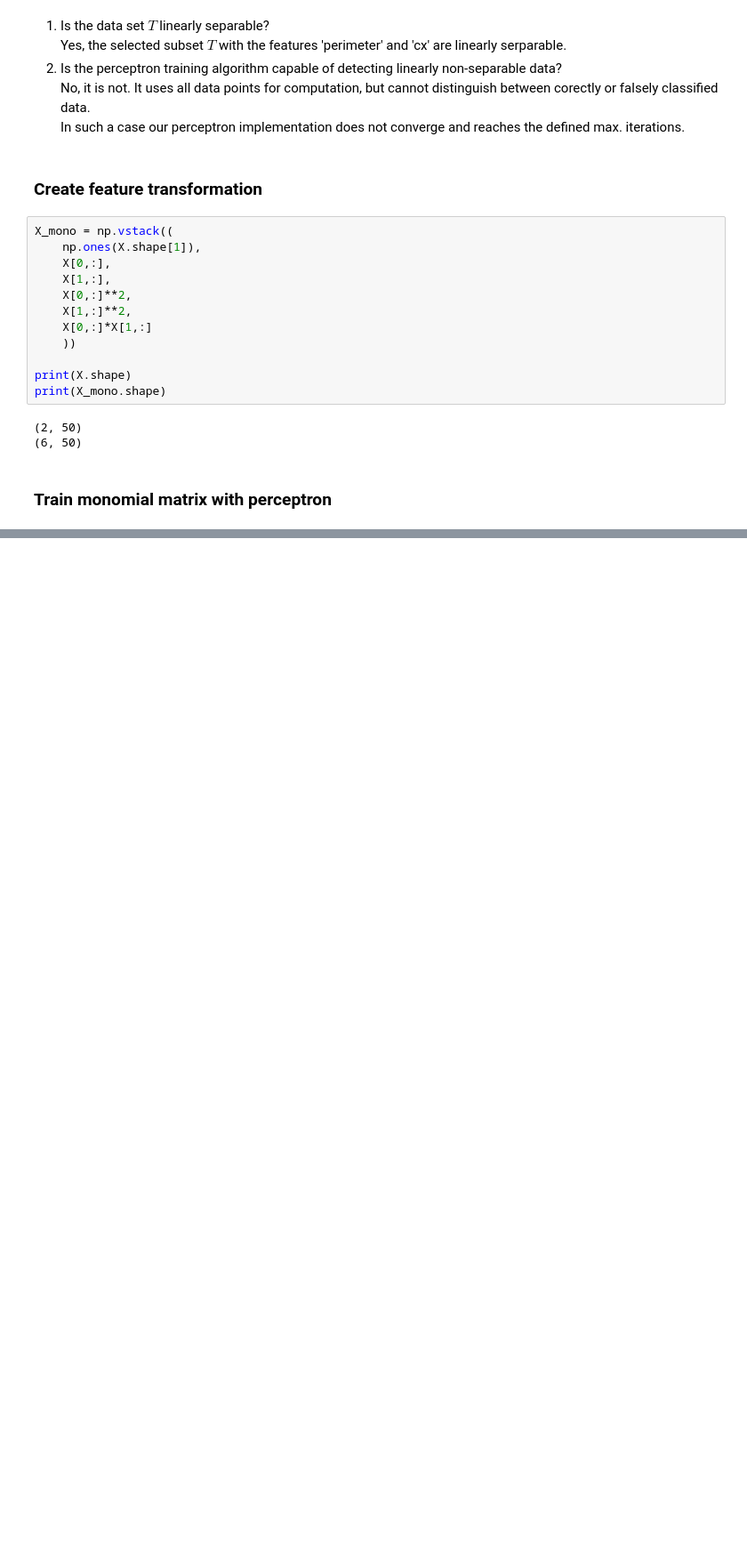
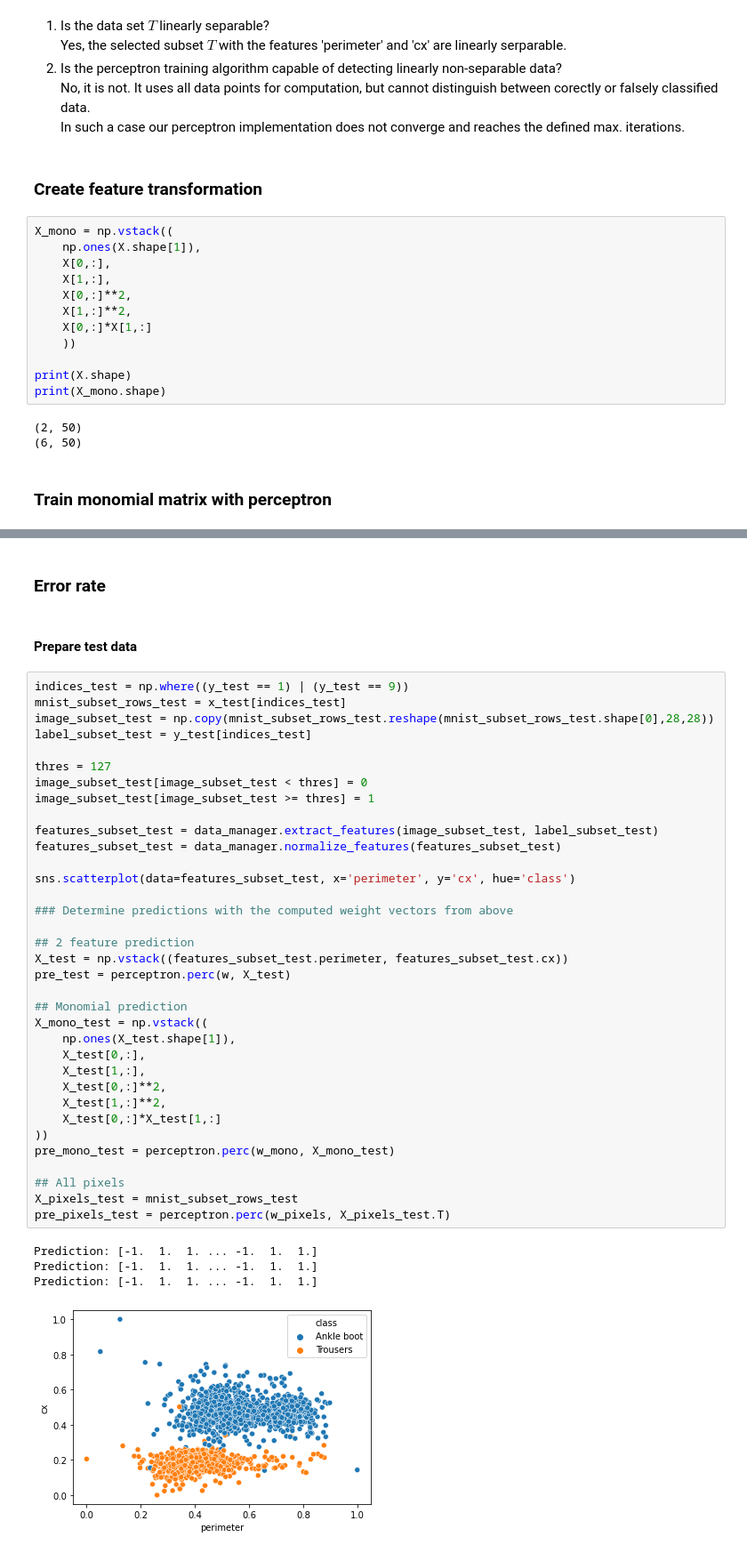
Before and after one commit to danielhp97/MLVC_1, a Jupyter notebook: Assignment_1_1.ipynb, the cells around one changed output, grey strips where cells are left out. Shown: that part at 89% size. Drawn from its saved outputs; the diff is of its cells as text; blank space fills up the shorter version.

```diff
--- a/Assignment1.ipynb
+++ b/Assignment_1_1.ipynb
@@ -177,0 +214,44 @@ Prediction: [ 1.  1.  1. ... -1. -1. -1.]
+# %% [markdown]
+### Error rate
+# %% [markdown]
+#### Prepare test data
+# %%
+indices_test = np.where((y_test == 1) | (y_test == 9))
+mnist_subset_rows_test = x_test[indices_test]
+image_subset_test = np.copy(mnist_subset_rows_test.reshape(mnist_subset_rows_test.shape[0],28,28))
+label_subset_test = y_test[indices_test]
+
+thres = 127
+image_subset_test[image_subset_test < thres] = 0
+image_subset_test[image_subset_test >= thres] = 1
+
+features_subset_test = data_manager.extract_features(image_subset_test, label_subset_test)
+features_subset_test = data_manager.normalize_features(features_subset_test)
+
+sns.scatterplot(data=features_subset_test, x='perimeter', y='cx', hue='class')
+
+### Determine predictions with the computed weight vectors from above
+
+## 2 feature prediction
+X_test = np.vstack((features_subset_test.perimeter, features_subset_test.cx))
+pre_test = perceptron.perc(w, X_test)
+
+## Monomial prediction
+X_mono_test = np.vstack((
+    np.ones(X_test.shape[1]),
+    X_test[0,:],
+    X_test[1,:],
+    X_test[0,:]**2,
+    X_test[1,:]**2,
+    X_test[0,:]*X_test[1,:]
+))
+pre_mono_test = perceptron.perc(w_mono, X_mono_test)
+
+## All pixels
+X_pixels_test = mnist_subset_rows_test
+pre_pixels_test = perceptron.perc(w_pixels, X_pixels_test.T)
+# %% [output]
+Prediction: [-1.  1.  1. ... -1.  1.  1.]
+Prediction: [-1.  1.  1. ... -1.  1.  1.]
+Prediction: [-1.  1.  1. ... -1.  1.  1.]
+[figure, added]
```
Also changed, not shown: parts of 14 cells of this notebook, 4 other files.
